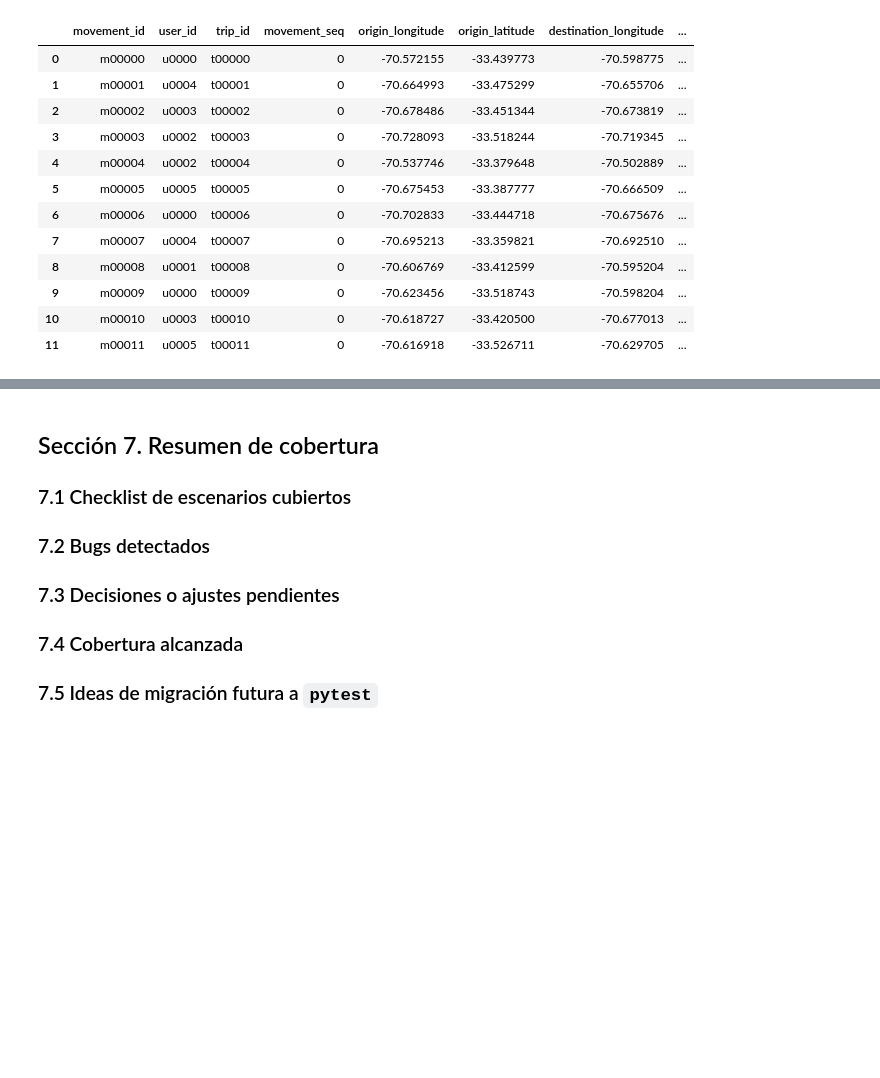
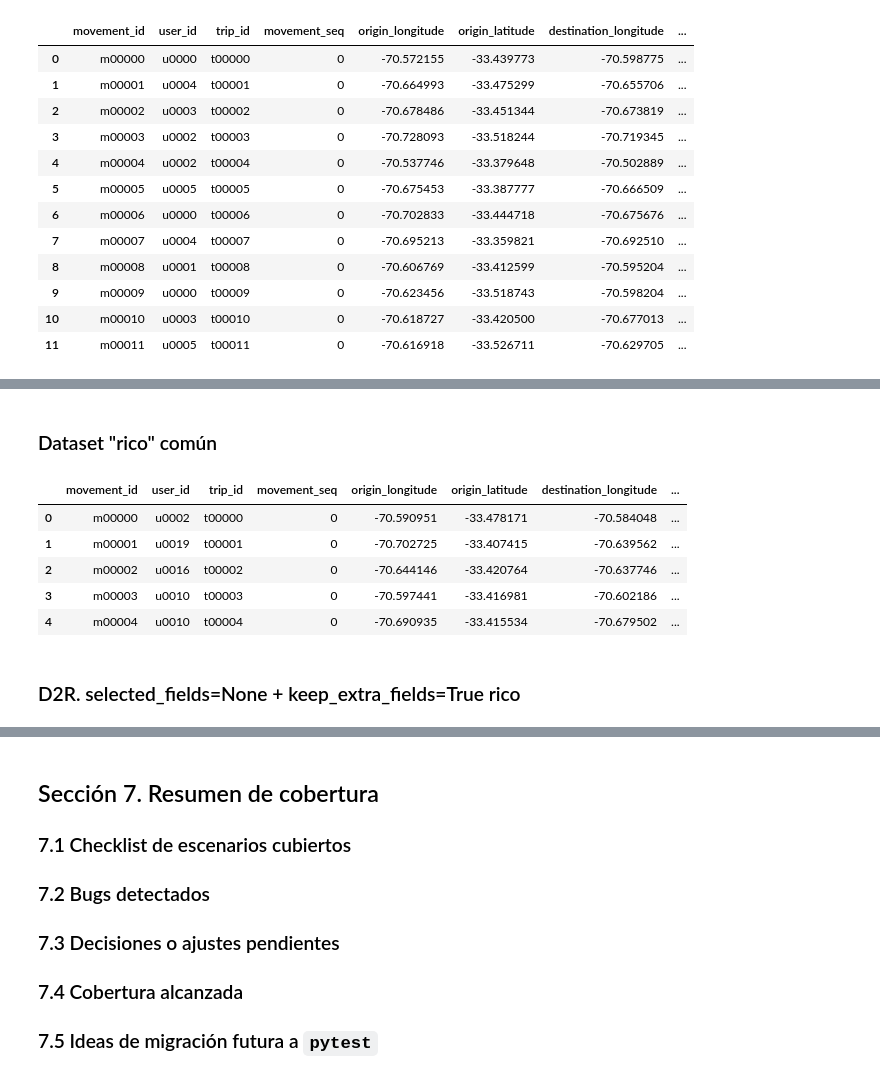
Before and after one commit to sebastianolmos/pylondrina, a Jupyter notebook: notebooks/testing/import_trips/integration_tests.ipynb, the cells around one changed output, grey strips where cells are left out. Cells and saved outputs as stored; diff of their text form; code cells hidden in the pictures; blank space fills up the shorter version.

```diff
--- a/notebooks/testing/import_trips/integration_tests.ipynb
+++ b/notebooks/testing/import_trips/integration_tests.ipynb
@@ -1509,0 +2020,36 @@ assert report_c5.metadata["dataset_id"] == trips_c5.metadata["dataset_id"]
+# %% [markdown]
+### Dataset "rico" común
+# %%
+df_d_rich = make_happy_path_rich(
+    filas=50,
+    seed=42,
+    base_fields=[
+        "mode",
+        "purpose",
+        "day_type",
+        "time_period",
+        "user_gender",
+        "trip_weight",
+        "origin_municipality",
+        "destination_municipality",
+    ],
+    extra_columns=[
+        "household_id",
+        "source_person_id",
+        "stage_count",
+        "activity_destination",
+        "travel_time_min",
+        "fare_amount",
+    ],
+)
+# %%
+display(df_d_rich.head())
+# %% [output]
+|  | movement_id | user_id | trip_id | movement_seq | origin_longitude | origin_latitude | destination_longitude | ... |
+| 0 | m00000 | u0002 | t00000 | 0 | -70.590951 | -33.478171 | -70.584048 | ... |
+| 1 | m00001 | u0019 | t00001 | 0 | -70.702725 | -33.407415 | -70.639562 | ... |
+| 2 | m00002 | u0016 | t00002 | 0 | -70.644146 | -33.420764 | -70.637746 | ... |
+| 3 | m00003 | u0010 | t00003 | 0 | -70.597441 | -33.416981 | -70.602186 | ... |
+| 4 | m00004 | u0010 | t00004 | 0 | -70.690935 | -33.415534 | -70.679502 | ... |
+# %% [markdown]
+### D2R. selected_fields=None + keep_extra_fields=True rico
```
Also changed, not shown: parts of 60 cells of this notebook, 1 other file.
